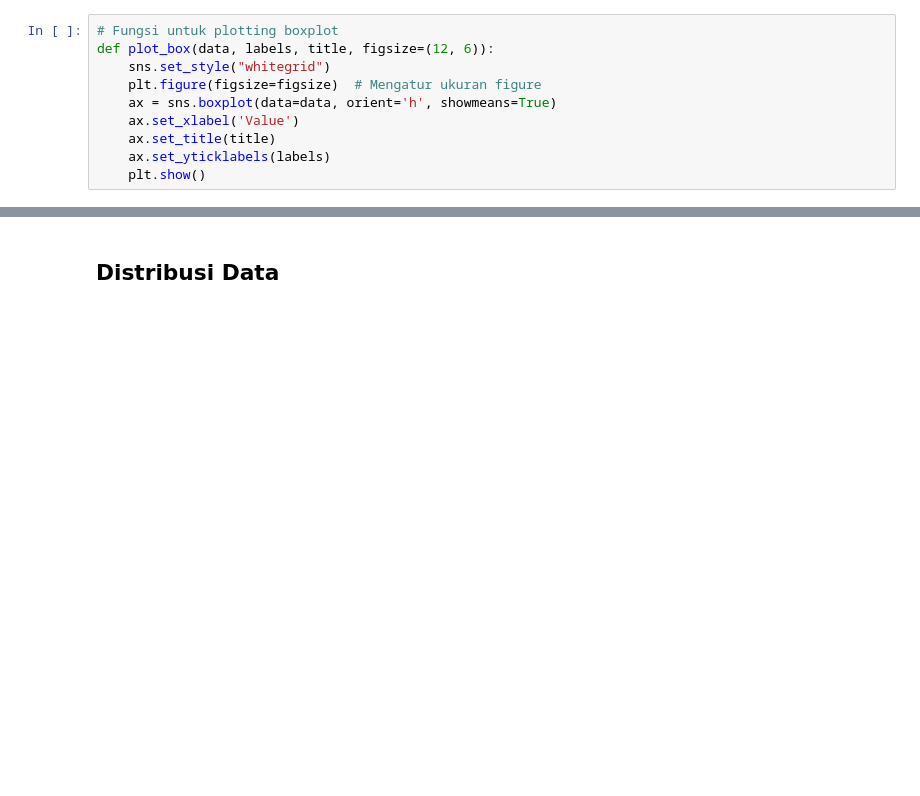
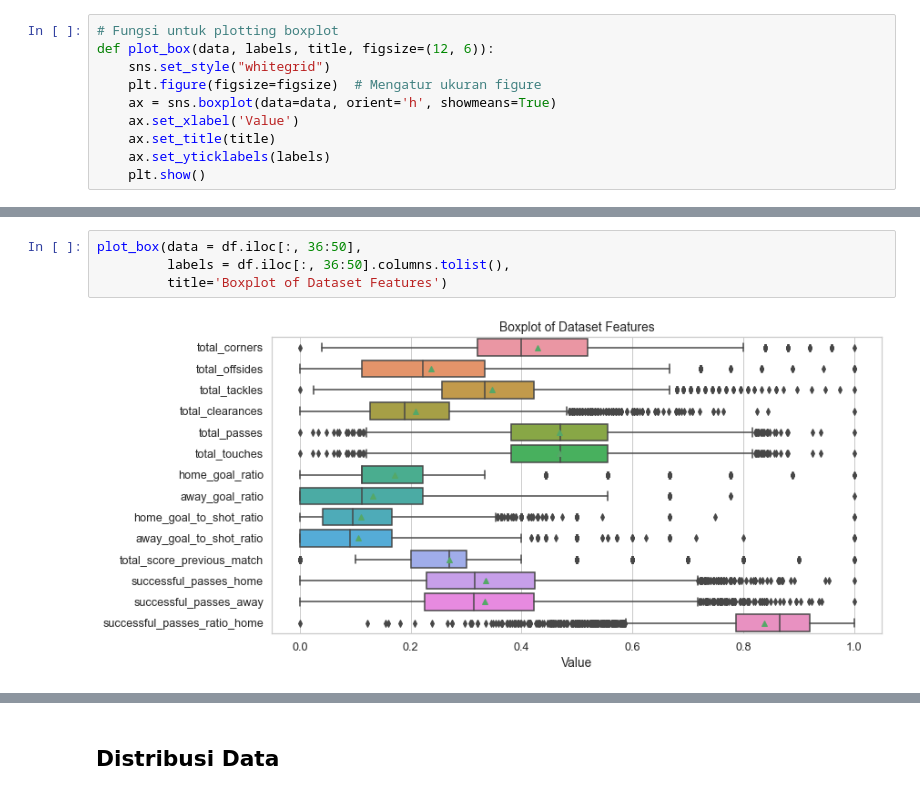
Before and after one commit to TheOX027/Premier-League-2022-2023-Streamlit-App, a Jupyter notebook: predict_matches_4.ipynb, the cells around one changed output, grey strips where cells are left out. Drawn from its saved outputs; the diff is of its cells as text; blank space fills up the shorter version.

```diff
--- a/predict_matches_4.ipynb
+++ b/predict_matches_4.ipynb
@@ -317,0 +495,6 @@ def plot_box(data, labels, title, figsize=(12, 6)):
+# %%
+plot_box(data = df.iloc[:, 36:50],
+         labels = df.iloc[:, 36:50].columns.tolist(),
+         title='Boxplot of Dataset Features')
+# %% [output]
+[figure, added]
```
Also changed, not shown: parts of 31 cells of this notebook.
